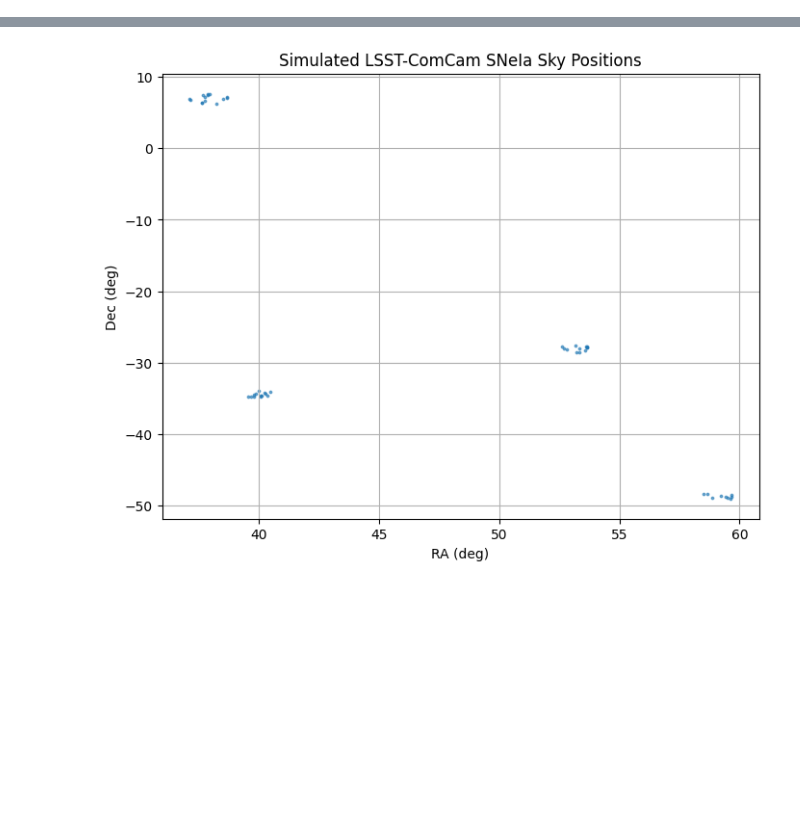
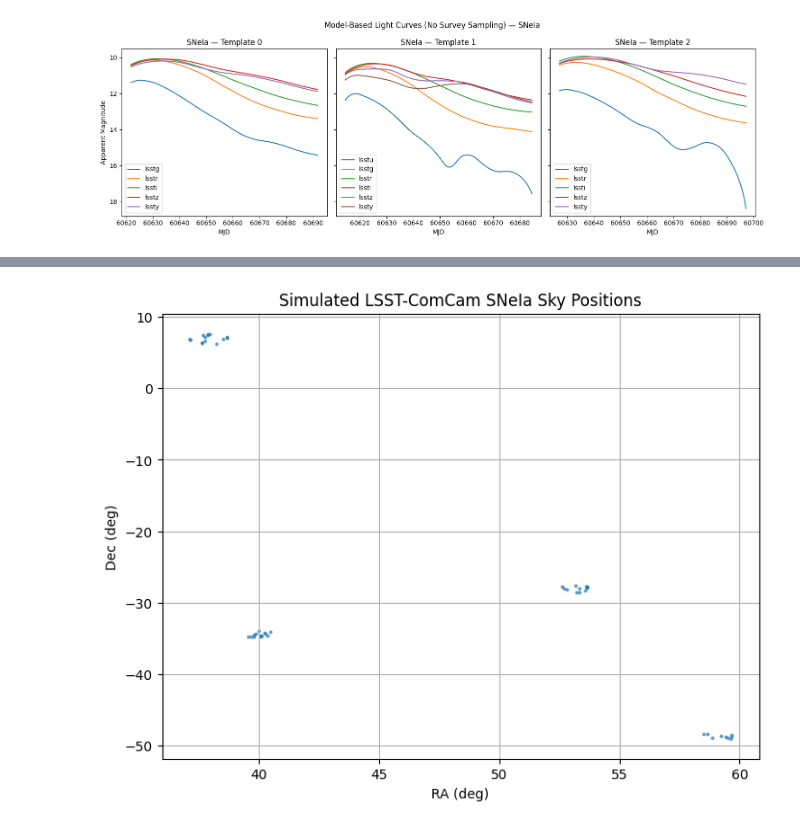
Before and after one commit to andra104/Rubin_Data_Preview_SNe, a Jupyter notebook: testing_LSST_comcam.ipynb, the cells around one changed output, grey strips where cells are left out. Cells and saved outputs as stored; diff of their text form; code cells hidden in the pictures; blank space fills up the shorter version.

```diff
--- a/testing_LSST_comcam.ipynb
+++ b/testing_LSST_comcam.ipynb
@@ -187,0 +245,93 @@ Simulated 48 SNeIa between z = 0.1-1.0
+# %%
+import matplotlib.pyplot as plt
+import numpy as np
+import copy
+
+bands = ["lsstu", "lsstg", "lsstr", "lssti", "lsstz", "lssty"]
+
+#-----
+#SneIa
+#-----
+
+# Get first 3 parameter sets
+sample_params = snia.data.iloc[:3]
+
+# Set up figure with 3 subplots (side by side)
+fig, axs = plt.subplots(1, 3, figsize=(15, 5), sharey=True)
+
+for i, (ix, params) in enumerate(sample_params.iterrows()):
+    ax = axs[i]
+    model = copy.copy(snia.template._sncosmo_model)
+    model.set(z=params["z"], t0=params["t0"])
+
+    times = np.linspace(params["t0"] - 10, params["t0"] + 60, 300)
+
+    for band in bands:
+        try:
+            flux = model.bandflux(band, times, zp=25, zpsys="ab")
+            mag = -2.5 * np.log10(np.maximum(flux, 1e-20)) + 25
+            ax.plot(times, mag, label=band)
+        except Exception as e:
+            print(f"  Skipping band {band} for SNeIa {ix}: {e}")
+            continue
+
+    plt.suptitle(f"Model-Based Light Curves (No Survey Sampling) — SNeIa")
+    ax.set_title(f"SNeIa — Template {ix}")
+    ax.set_xlabel("MJD")
+    if i == 0:
+        ax.set_ylabel("Apparent Magnitude")
+    ax.invert_yaxis()
+    ax.legend()
+
+plt.tight_layout()
+plt.show()
+
+populations = {
+    "SNeII": snii,}
+
+for name, pop in populations.items():
+    print(f"Processing {name}...")
+
+    try:
+        sample_params = pop.data.iloc[:3]
+        fig, axs = plt.subplots(1, 3, figsize=(15, 5), sharey=True)
+
+        for col_idx, (ix, params) in enumerate(sample_params.iterrows()):
+            ax = axs[col_idx]
+
+            # Get the model (handle single-template or collection)
+            if hasattr(pop.template, "get"):
+                model = pop.template.get(ix)
+            else:
+                model = copy.copy(pop.template)
+
+            t0 = params["t0"]
+            z = params["z"]
+            model.set(z=z, t0=t0)
+
+            times = np.linspace(t0 - 10, t0 + 60, 300)
+
+            for band in bands:
+                try:
+                    flux = model.bandflux(band, times, zp=25, zpsys="ab")
+                    mag = -2.5 * np.log10(np.maximum(flux, 1e-20)) + 25
+                    ax.plot(times, mag, label=band)
+                except Exception as e:
+                    print(f"  Skipping band {band}: {e}")
+                    continue
+
+            ax.set_title(f"{name} - Template {ix}")
+            ax.set_xlabel("MJD")
+            ax.set_ylabel("Absolute Magnitude")
+            ax.invert_yaxis()
+            ax.legend()
+
+        plt.suptitle(f"Model-Based Light Curves (No Survey Sampling) — {name}")
+        plt.ylim(-10,-20)
+        plt.tight_layout()
+        plt.show()
+
+    except Exception as e:
+        print(f"Skipping {name} due to error: {e}")
+        continue
+# %% [output]
@@ -187,0 +340 @@ Simulated 48 SNeIa between z = 0.1-1.0
+[figure, added]
```
Also changed, not shown: parts of 8 cells of this notebook.
